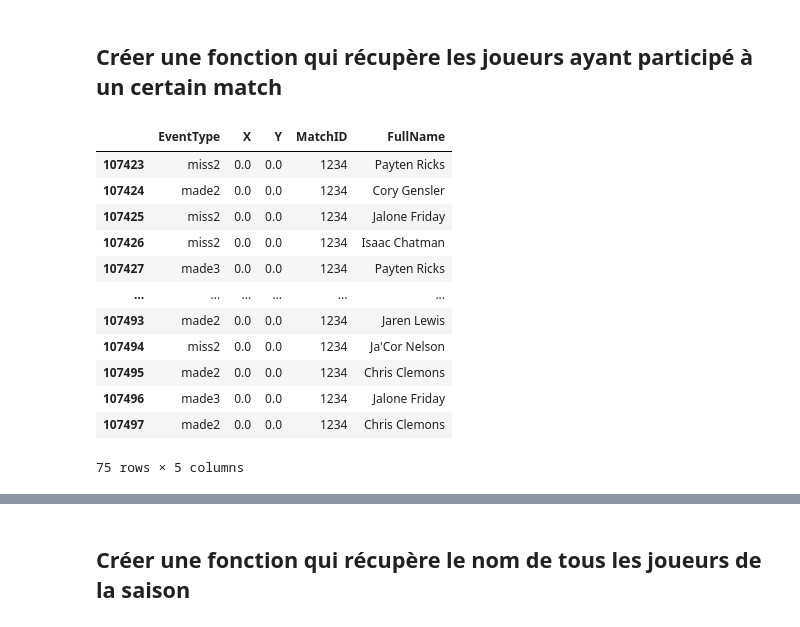
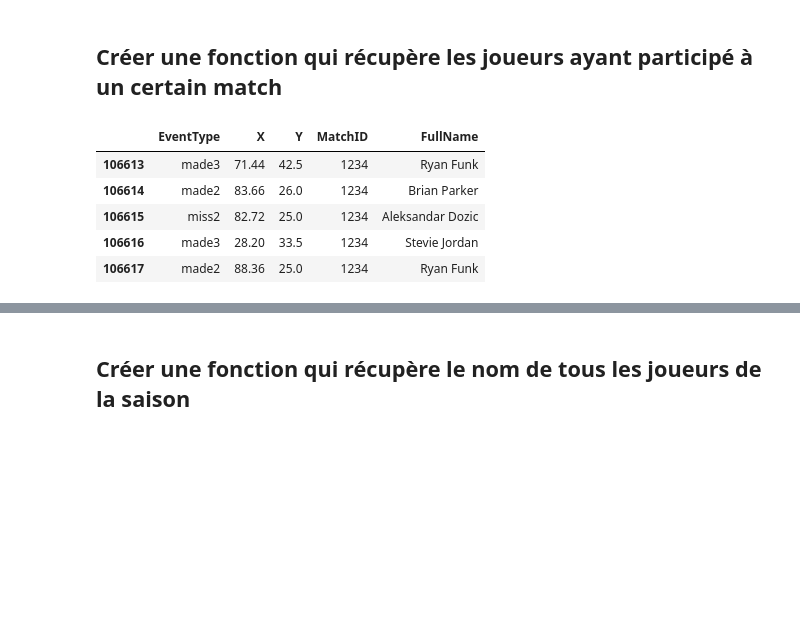
Before and after one commit to NicoR21/ncaam-2020, a Jupyter notebook: ncaam/src/test_app.ipynb, the cells around one changed output, grey strips where cells are left out. Drawn from its saved outputs; the diff is of its cells as text; code cells hidden in the pictures; blank space fills up the shorter version.

```diff
--- a/ncaam/src/test_app.ipynb
+++ b/ncaam/src/test_app.ipynb
@@ -21,0 +14,6 @@ MEvents = data["MEvents"]
+# %%
+MEvents = data["MEvents"]
+
+MEvents = MEvents[MEvents.X != 0]
+MEvents = MEvents[MEvents.Y != 0]
+MEvents
@@ -462,20 +399,13 @@ get_games_of_a_player('Sidney Umude')
 # %%
 df2 = df_2019_id_player.query('MatchID=="1234"')
 df_col_match = df2[['EventType', 'X', 'Y', 'MatchID', 'FullName']]
-df_col_match
+df_col_match.head()
 # %% [output]
 |  | EventType | X | Y | MatchID | FullName |
-| 107423 | miss2 | 0.0 | 0.0 | 1234 | Payten Ricks |
-| 107424 | made2 | 0.0 | 0.0 | 1234 | Cory Gensler |
-| 107425 | miss2 | 0.0 | 0.0 | 1234 | Jalone Friday |
-| 107426 | miss2 | 0.0 | 0.0 | 1234 | Isaac Chatman |
-| 107427 | made3 | 0.0 | 0.0 | 1234 | Payten Ricks |
-| ... | ... | ... | ... | ... | ... |
-| 107493 | made2 | 0.0 | 0.0 | 1234 | Jaren Lewis |
-| 107494 | miss2 | 0.0 | 0.0 | 1234 | Ja'Cor Nelson |
-| 107495 | made2 | 0.0 | 0.0 | 1234 | Chris Clemons |
-| 107496 | made3 | 0.0 | 0.0 | 1234 | Jalone Friday |
-| 107497 | made2 | 0.0 | 0.0 | 1234 | Chris Clemons |
+| 106613 | made3 | 71.44 | 42.5 | 1234 | Ryan Funk |
+| 106614 | made2 | 83.66 | 26.0 | 1234 | Brian Parker |
+| 106615 | miss2 | 82.72 | 25.0 | 1234 | Aleksandar Dozic |
+| 106616 | made3 | 28.20 | 33.5 | 1234 | Stevie Jordan |
+| 106617 | made2 | 88.36 | 25.0 | 1234 | Ryan Funk |
-75 rows × 5 columns
 # %%
 list_of_players = df_2019_id_player.query('MatchID=="1234"').get('FullName')
```
Also changed, not shown: parts of 27 cells of this notebook, 3 other files.
